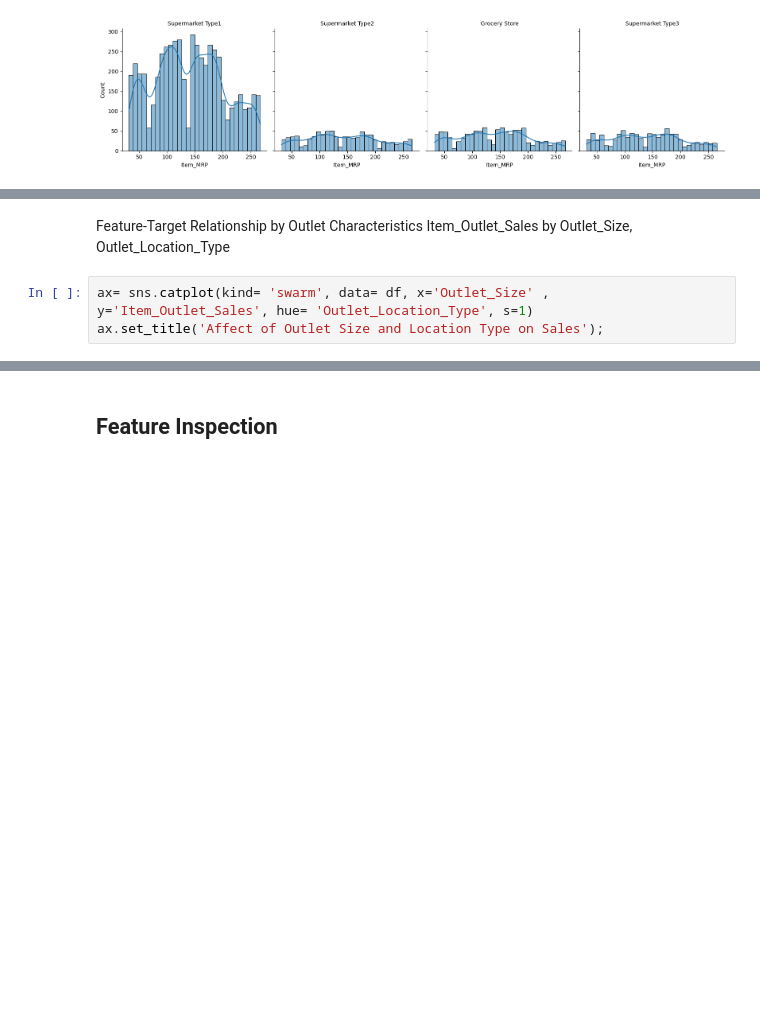
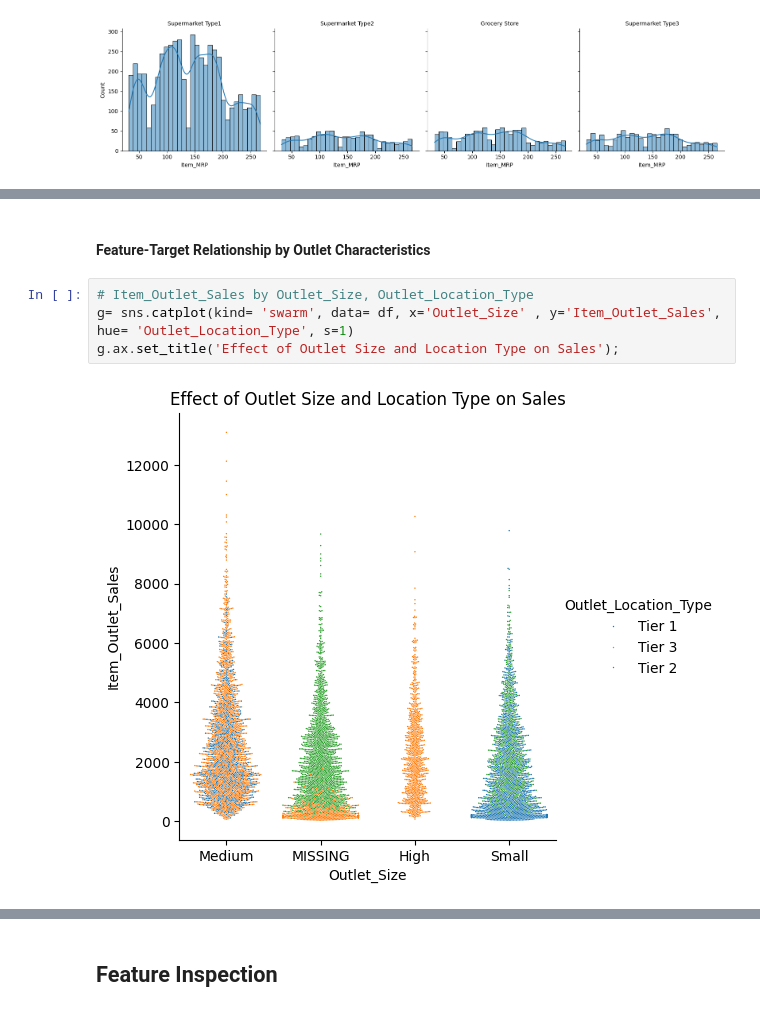
Before and after one commit to Bisan-Abuzubaida/Prediction-of-Product-Sales, a Jupyter notebook: Prediction_of_Product_Sales.ipynb, the cells around one changed output, grey strips where cells are left out. Drawn from its saved outputs; the diff is of its cells as text; blank space fills up the shorter version.

```diff
--- a/Prediction_of_Product_Sales.ipynb
+++ b/Prediction_of_Product_Sales.ipynb
@@ -808,6 +985,8 @@ AttributeError: 'numpy.ndarray' object has no attribute 'set_xticklabels'
 # %% [markdown]
-Feature-Target Relationship by Outlet Characteristics
-Item_Outlet_Sales by Outlet_Size, Outlet_Location_Type
+#### Feature-Target Relationship by Outlet Characteristics
 # %%
-ax= sns.catplot(kind= 'swarm', data= df, x='Outlet_Size' , y='Item_Outlet_Sales', hue= 'Outlet_Location_Type', s=1)
-ax.set_title('Affect of Outlet Size and Location Type on Sales');
+# Item_Outlet_Sales by Outlet_Size, Outlet_Location_Type
+g= sns.catplot(kind= 'swarm', data= df, x='Outlet_Size' , y='Item_Outlet_Sales', hue= 'Outlet_Location_Type', s=1)
+g.ax.set_title('Effect of Outlet Size and Location Type on Sales');
+# %% [output]
+[figure, added]
```
Also changed, not shown: parts of 27 cells of this notebook.
